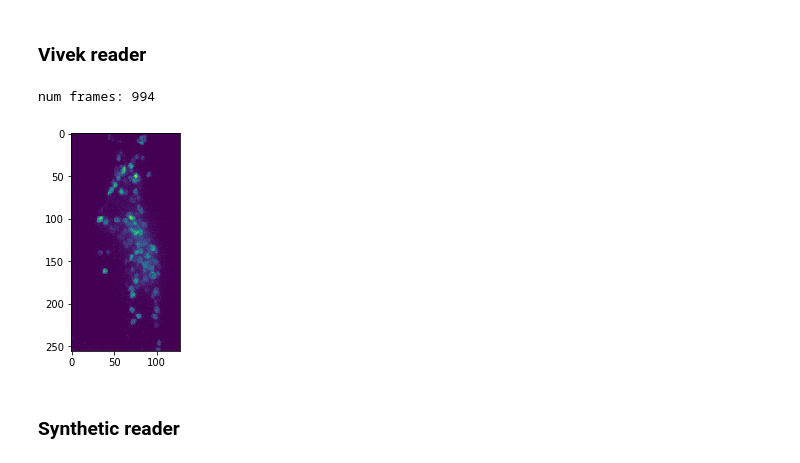
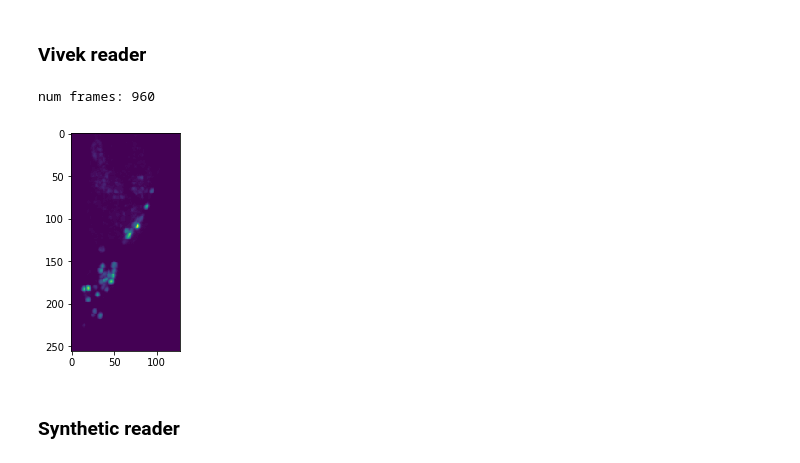
Before and after one commit to evarol/ot_tracking, a Jupyter notebook: python/notebooks/test_readers.ipynb, the cells around one changed output. Saved outputs shown, nothing was run; the diff lists cells and outputs as text; code cells hidden in the pictures.

Commit message:
Got Vivek reader working on new data

```diff
--- a/python/notebooks/test_readers.ipynb
+++ b/python/notebooks/test_readers.ipynb
@@ -24,17 +24,17 @@ num frames: 1516
 # %% [markdown]
 ### Vivek reader
 # %%
-vivek_path = '/home/mn2822/Desktop/WormOT/data/vivek_old/animal_056_head/run401.mat'
+vivek_path = '/home/mn2822/Desktop/WormOT/data/vivek/1011_tail_05/data_v73.mat'
 
 with readers.VivekReader(vivek_path) as reader:
     num_frames = reader.num_frames
     frame = reader.get_frame(500)
 
 print(f'num frames: {num_frames}')
 plt.imshow(np.max(frame, 2).T);
 # %% [output]
-num frames: 994
+num frames: 960
-[figure, old version]
+[figure, new version]
 # %% [markdown]
 ### Synthetic reader
 # %%
```
Also changed, not shown: 2 other files.
